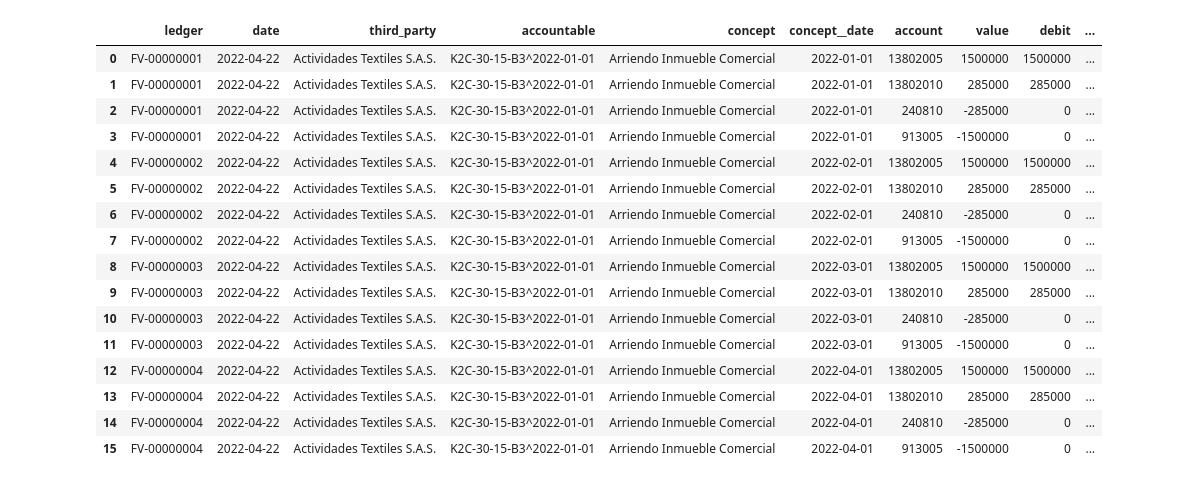
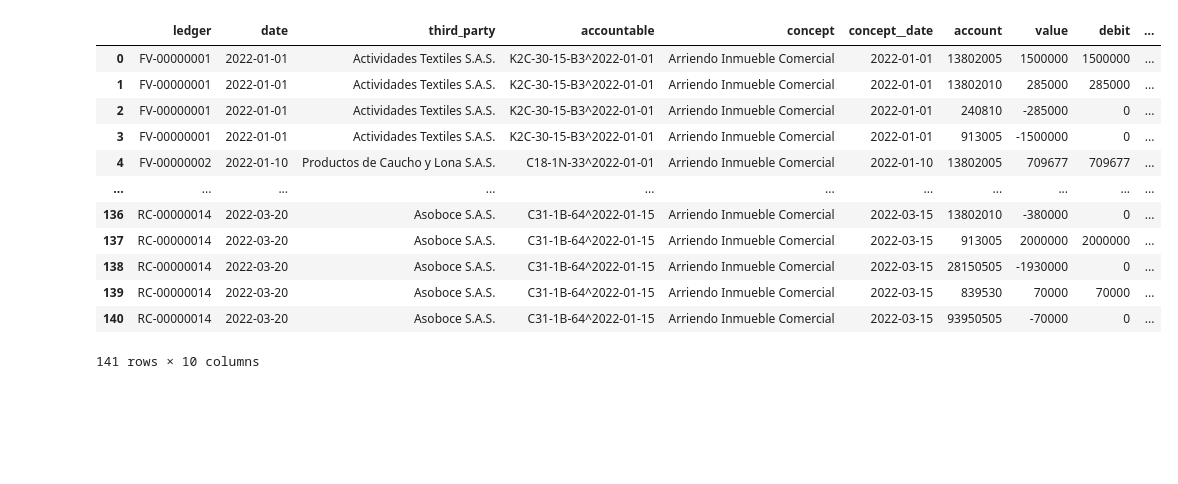
Before and after one commit to lcorkidi/adin_2022, a Jupyter notebook: scripts/Test.ipynb, the cells around one changed output. Cells and saved outputs as stored; diff of their text form; code cells hidden in the pictures; blank space fills up the shorter version.

```diff
--- a/scripts/Test.ipynb
+++ b/scripts/Test.ipynb
@@ -127,22 +127,19 @@ for charge_template in ledger_template.charges_templates.all():
     ).save()
     charges.append(charge)
 # %%
-ledger_from_db()
+ledger = ledger_from_db()
+ledger
 # %% [output]
 |  | ledger | date | third_party | accountable | concept | concept__date | account | value | debit | ... |
-| 0 | FV-00000001 | 2022-04-22 | Actividades Textiles S.A.S. | K2C-30-15-B3^2022-01-01 | Arriendo Inmueble Comercial | 2022-01-01 | 13802005 | 1500000 | 1500000 | ... |
-| 1 | FV-00000001 | 2022-04-22 | Actividades Textiles S.A.S. | K2C-30-15-B3^2022-01-01 | Arriendo Inmueble Comercial | 2022-01-01 | 13802010 | 285000 | 285000 | ... |
-| 2 | FV-00000001 | 2022-04-22 | Actividades Textiles S.A.S. | K2C-30-15-B3^2022-01-01 | Arriendo Inmueble Comercial | 2022-01-01 | 240810 | -285000 | 0 | ... |
-| 3 | FV-00000001 | 2022-04-22 | Actividades Textiles S.A.S. | K2C-30-15-B3^2022-01-01 | Arriendo Inmueble Comercial | 2022-01-01 | 913005 | -1500000 | 0 | ... |
-| 4 | FV-00000002 | 2022-04-22 | Actividades Textiles S.A.S. | K2C-30-15-B3^2022-01-01 | Arriendo Inmueble Comercial | 2022-02-01 | 13802005 | 1500000 | 1500000 | ... |
-| 5 | FV-00000002 | 2022-04-22 | Actividades Textiles S.A.S. | K2C-30-15-B3^2022-01-01 | Arriendo Inmueble Comercial | 2022-02-01 | 13802010 | 285000 | 285000 | ... |
-| 6 | FV-00000002 | 2022-04-22 | Actividades Textiles S.A.S. | K2C-30-15-B3^2022-01-01 | Arriendo Inmueble Comercial | 2022-02-01 | 240810 | -285000 | 0 | ... |
-| 7 | FV-00000002 | 2022-04-22 | Actividades Textiles S.A.S. | K2C-30-15-B3^2022-01-01 | Arriendo Inmueble Comercial | 2022-02-01 | 913005 | -1500000 | 0 | ... |
-| 8 | FV-00000003 | 2022-04-22 | Actividades Textiles S.A.S. | K2C-30-15-B3^2022-01-01 | Arriendo Inmueble Comercial | 2022-03-01 | 13802005 | 1500000 | 1500000 | ... |
-| 9 | FV-00000003 | 2022-04-22 | Actividades Textiles S.A.S. | K2C-30-15-B3^2022-01-01 | Arriendo Inmueble Comercial | 2022-03-01 | 13802010 | 285000 | 285000 | ... |
-| 10 | FV-00000003 | 2022-04-22 | Actividades Textiles S.A.S. | K2C-30-15-B3^2022-01-01 | Arriendo Inmueble Comercial | 2022-03-01 | 240810 | -285000 | 0 | ... |
-| 11 | FV-00000003 | 2022-04-22 | Actividades Textiles S.A.S. | K2C-30-15-B3^2022-01-01 | Arriendo Inmueble Comercial | 2022-03-01 | 913005 | -1500000 | 0 | ... |
-| 12 | FV-00000004 | 2022-04-22 | Actividades Textiles S.A.S. | K2C-30-15-B3^2022-01-01 | Arriendo Inmueble Comercial | 2022-04-01 | 13802005 | 1500000 | 1500000 | ... |
-| 13 | FV-00000004 | 2022-04-22 | Actividades Textiles S.A.S. | K2C-30-15-B3^2022-01-01 | Arriendo Inmueble Comercial | 2022-04-01 | 13802010 | 285000 | 285000 | ... |
-| 14 | FV-00000004 | 2022-04-22 | Actividades Textiles S.A.S. | K2C-30-15-B3^2022-01-01 | Arriendo Inmueble Comercial | 2022-04-01 | 240810 | -285000 | 0 | ... |
-| 15 | FV-00000004 | 2022-04-22 | Actividades Textiles S.A.S. | K2C-30-15-B3^2022-01-01 | Arriendo Inmueble Comercial | 2022-04-01 | 913005 | -1500000 | 0 | ... |
+| 0 | FV-00000001 | 2022-01-01 | Actividades Textiles S.A.S. | K2C-30-15-B3^2022-01-01 | Arriendo Inmueble Comercial | 2022-01-01 | 13802005 | 1500000 | 1500000 | ... |
+| 1 | FV-00000001 | 2022-01-01 | Actividades Textiles S.A.S. | K2C-30-15-B3^2022-01-01 | Arriendo Inmueble Comercial | 2022-01-01 | 13802010 | 285000 | 285000 | ... |
+| 2 | FV-00000001 | 2022-01-01 | Actividades Textiles S.A.S. | K2C-30-15-B3^2022-01-01 | Arriendo Inmueble Comercial | 2022-01-01 | 240810 | -285000 | 0 | ... |
+| 3 | FV-00000001 | 2022-01-01 | Actividades Textiles S.A.S. | K2C-30-15-B3^2022-01-01 | Arriendo Inmueble Comercial | 2022-01-01 | 913005 | -1500000 | 0 | ... |
+| 4 | FV-00000002 | 2022-01-10 | Productos de Caucho y Lona S.A.S. | C18-1N-33^2022-01-01 | Arriendo Inmueble Comercial | 2022-01-10 | 13802005 | 709677 | 709677 | ... |
+| ... | ... | ... | ... | ... | ... | ... | ... | ... | ... | ... |
+| 136 | RC-00000014 | 2022-03-20 | Asoboce S.A.S. | C31-1B-64^2022-01-15 | Arriendo Inmueble Comercial | 2022-03-15 | 13802010 | -380000 | 0 | ... |
+| 137 | RC-00000014 | 2022-03-20 | Asoboce S.A.S. | C31-1B-64^2022-01-15 | Arriendo Inmueble Comercial | 2022-03-15 | 913005 | 2000000 | 2000000 | ... |
+| 138 | RC-00000014 | 2022-03-20 | Asoboce S.A.S. | C31-1B-64^2022-01-15 | Arriendo Inmueble Comercial | 2022-03-15 | 28150505 | -1930000 | 0 | ... |
+| 139 | RC-00000014 | 2022-03-20 | Asoboce S.A.S. | C31-1B-64^2022-01-15 | Arriendo Inmueble Comercial | 2022-03-15 | 839530 | 70000 | 70000 | ... |
+| 140 | RC-00000014 | 2022-03-20 | Asoboce S.A.S. | C31-1B-64^2022-01-15 | Arriendo Inmueble Comercial | 2022-03-15 | 93950505 | -70000 | 0 | ... |
+141 rows × 10 columns
```
Also changed, not shown: parts of 1 cell of this notebook, 8 other files.
